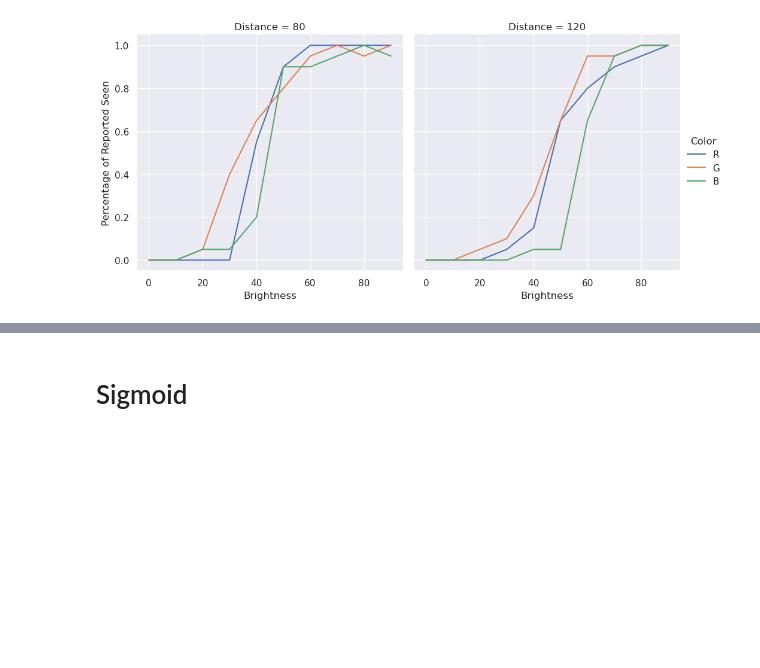
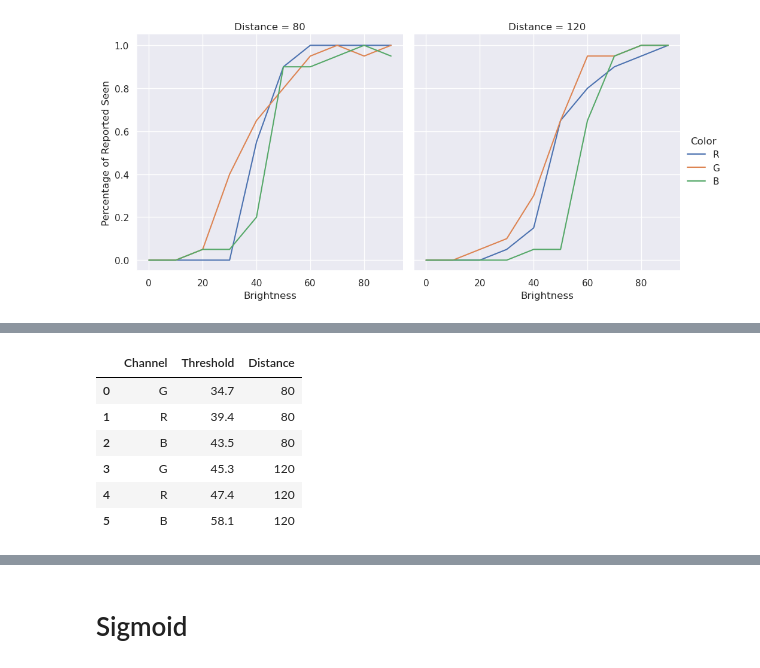
Before and after one commit to kadirberatyildirim/Neuroscience-Projects, a Jupyter notebook: psychophysics/analysis.ipynb, the cells around one changed output, grey strips where cells are left out. Drawn from its saved outputs; the diff is of its cells as text; code cells hidden in the pictures; blank space fills up the shorter version.

```diff
--- a/psychophysics/analysis.ipynb
+++ b/psychophysics/analysis.ipynb
@@ -180,0 +188,17 @@ AttributeError: module 'matplotlib.pyplot' has no attribute 'get_axes'
+# %%
+y1 = [34.7,39.4,43.5,45.3,47.4,58.1]
+y2 = [45.3,47.4,58.1]
+
+tmp = pd.DataFrame()
+tmp['Channel'] = ['G', 'R', 'B', 'G', 'R', 'B']
+tmp['Threshold'] = y1
+tmp['Distance'] = [80, 80, 80, 120, 120, 120]
+tmp
+# %% [output]
+|  | Channel | Threshold | Distance |
+| 0 | G | 34.7 | 80 |
+| 1 | R | 39.4 | 80 |
+| 2 | B | 43.5 | 80 |
+| 3 | G | 45.3 | 120 |
+| 4 | R | 47.4 | 120 |
+| 5 | B | 58.1 | 120 |
```
Also changed, not shown: parts of 4 cells of this notebook, 1 other file.
